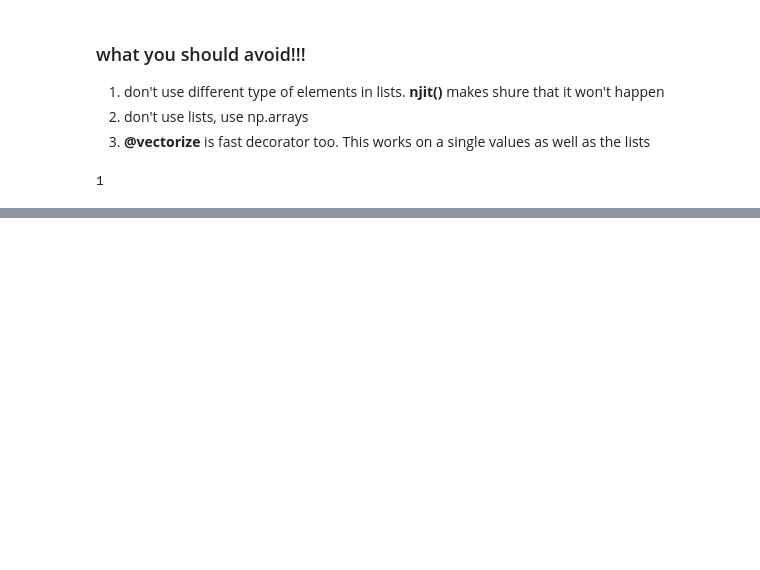
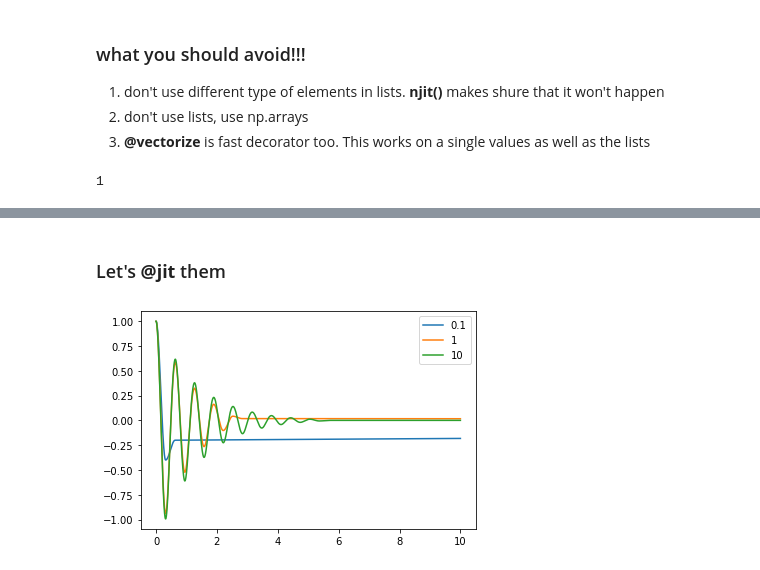
Before and after one commit to Giorgi-Sekhniashvili/courses, a Jupyter notebook: numba_tutorial/01_intro.ipynb, the cells around one changed output, grey strips where cells are left out. Saved outputs shown, nothing was run; the diff lists cells and outputs as text; code cells hidden in the pictures; blank space fills up the shorter version.

```diff
--- a/numba_tutorial/01_intro.ipynb
+++ b/numba_tutorial/01_intro.ipynb
@@ -68,0 +107,38 @@ array([2, 1, 2, ..., 1, 2, 1], dtype=int64)
+# %% [markdown]
+### Let's __@jit__ them
+# %%
+@jit
+def friction_fn(v, vt):
+    if v > vt:
+        return -v * 3
+    else:
+        return -vt * 3 * np.sign(v)
+@jit
+def simulate_spring_mass_funky_damper(x0, T = 10, dt = 0.0001, vt = 1.0):
+    times = np.arange(0, T, dt)
+    positions = np.zeros_like(times)
+
+    v = 0
+    a = 0
+    x = x0
+    positions[0] = x0/x0
+
+    for i in range(len(times)):
+        if i == 0:
+            continue
+        t = times[i]
+        a = friction_fn(v, vt) - 100*x
+        v = v + a * dt
+        x = x + v*dt
+
+        positions[i] = x/x0
+
+    return times, positions
+# %%
+plt.plot(*simulate_spring_mass_funky_damper(0.1))
+plt.plot(*simulate_spring_mass_funky_damper(1))
+plt.plot(*simulate_spring_mass_funky_damper(10))
+plt.legend(['0.1', '1', '10'], loc=1)
+plt.show()
+# %% [output]
+[figure, added]
```
Also changed, not shown: parts of 17 cells of this notebook.
